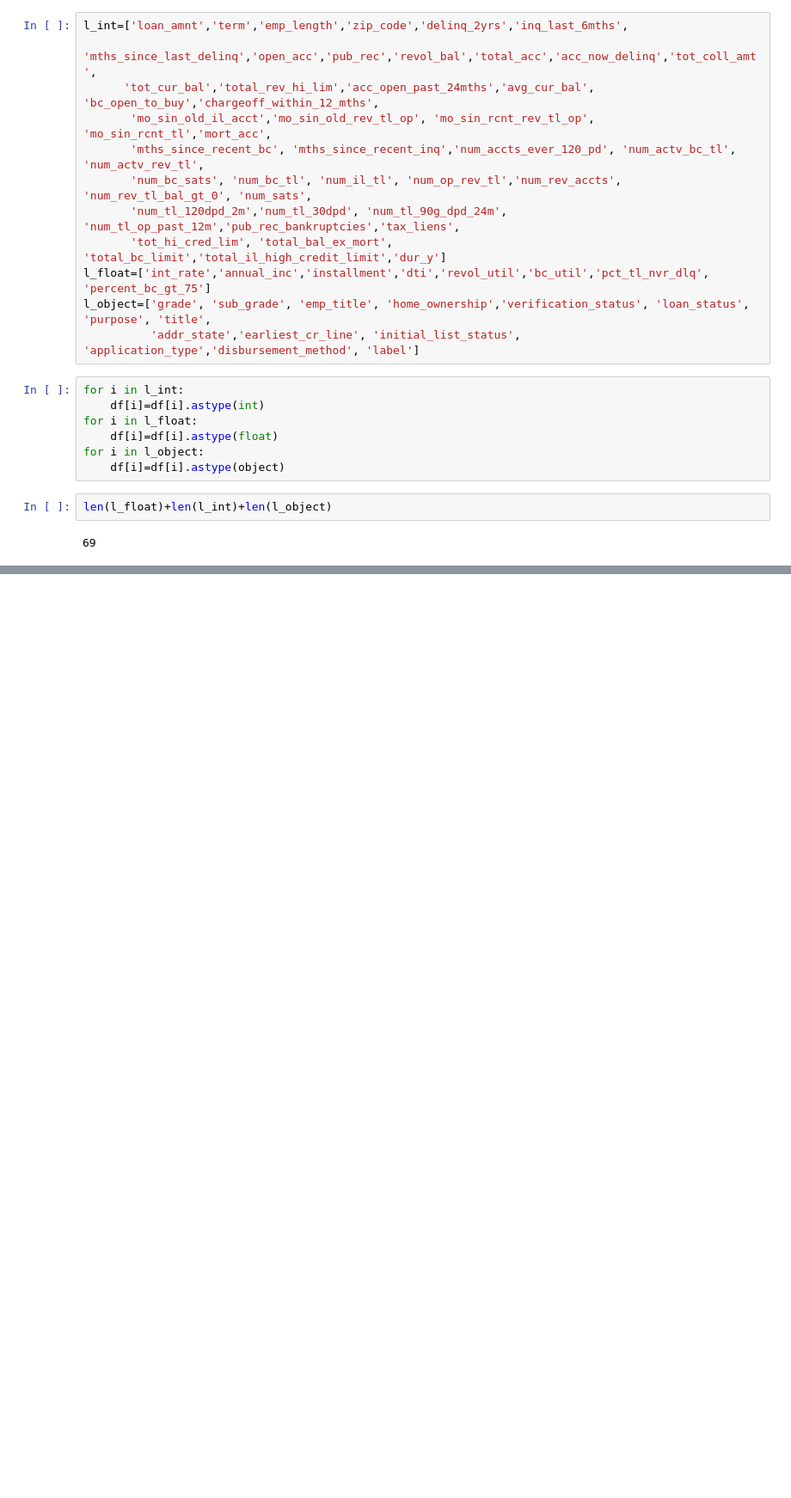
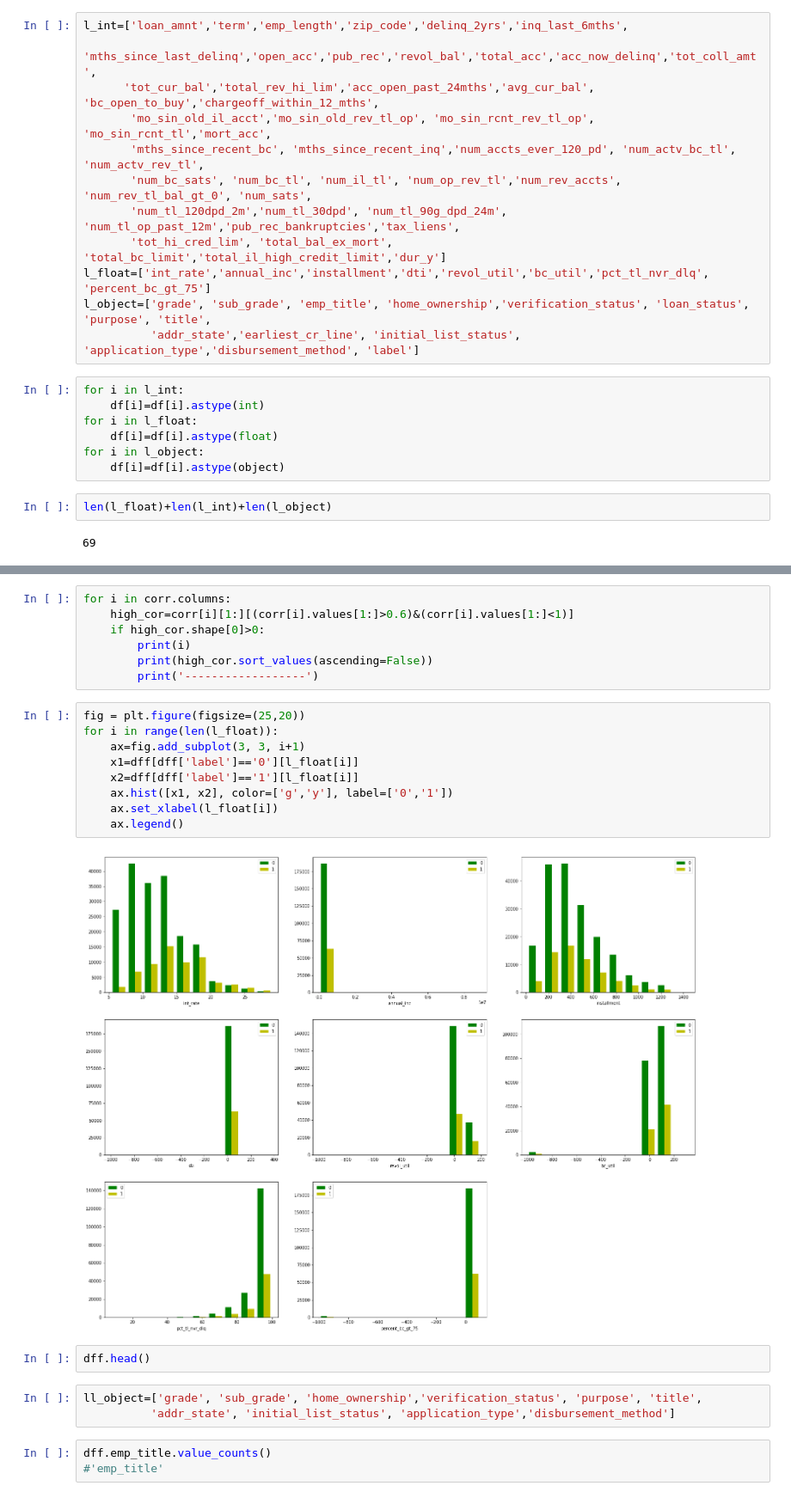
Before and after one commit to kristineguan/Lending-Club-PD-modeling, a Jupyter notebook: Lending Club.ipynb, the cells around one changed output, grey strips where cells are left out. Shown at 86% size. Drawn from its saved outputs; the diff is of its cells as text; blank space fills up the shorter version.

```diff
--- a/Lending Club.ipynb
+++ b/Lending Club.ipynb
@@ -154,0 +145,26 @@ len(l_float)+len(l_int)+len(l_object)
+# %%
+for i in corr.columns:
+    high_cor=corr[i][1:][(corr[i].values[1:]>0.6)&(corr[i].values[1:]<1)]
+    if high_cor.shape[0]>0:
+        print(i)
+        print(high_cor.sort_values(ascending=False))
+        print('------------------')
+# %%
+fig = plt.figure(figsize=(25,20))
+for i in range(len(l_float)):
+    ax=fig.add_subplot(3, 3, i+1)
+    x1=dff[dff['label']=='0'][l_float[i]]
+    x2=dff[dff['label']=='1'][l_float[i]]
+    ax.hist([x1, x2], color=['g','y'], label=['0','1'])
+    ax.set_xlabel(l_float[i])
+    ax.legend()
+# %% [output]
+[figure, added]
+# %%
+dff.head()
+# %%
+ll_object=['grade', 'sub_grade', 'home_ownership','verification_status', 'purpose', 'title',
+          'addr_state', 'initial_list_status', 'application_type','disbursement_method']
+# %%
+dff.emp_title.value_counts()
+#'emp_title'
```
Also changed, not shown: parts of 12 cells of this notebook.
